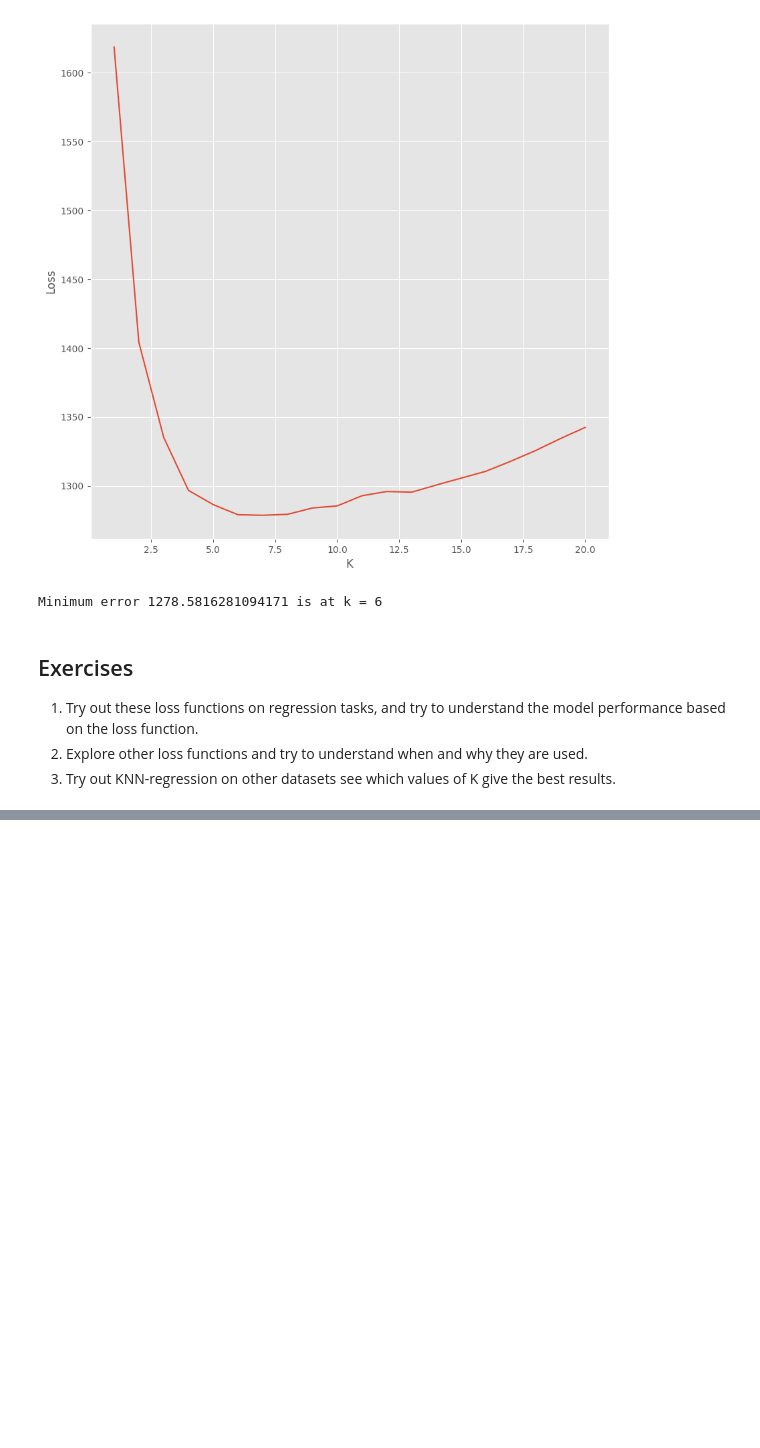
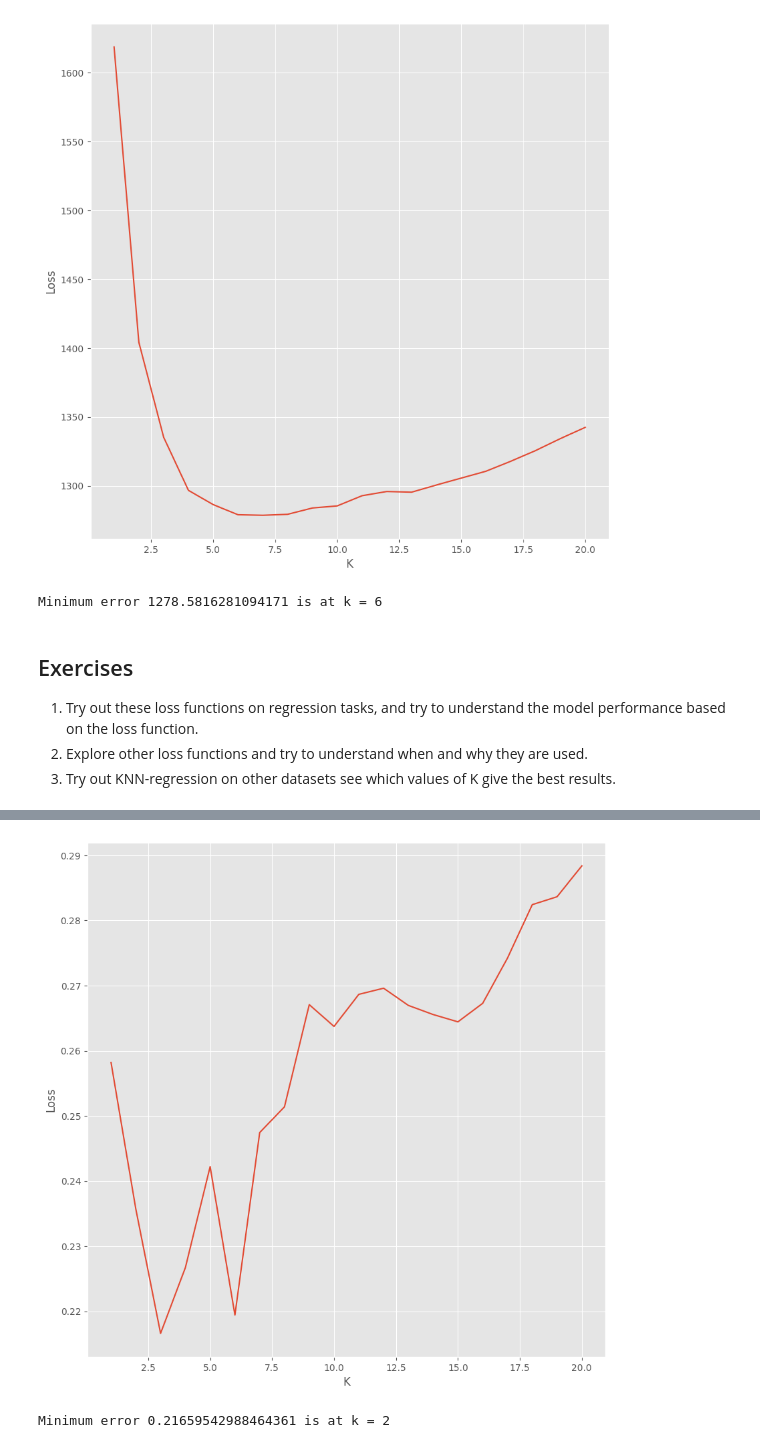
Before and after one commit to Bhuvana224/AIML20230044, a Jupyter notebook: AIML_Module_5_Lab_2_Loss_Functions.ipynb, the cells around one changed output, grey strips where cells are left out. Drawn from its saved outputs; the diff is of its cells as text; code cells hidden in the pictures; blank space fills up the shorter version.

```diff
--- a/AIML_Module_5_Lab_2_Loss_Functions.ipynb
+++ b/AIML_Module_5_Lab_2_Loss_Functions.ipynb
@@ -307,0 +308,28 @@ Minimum error 0.08888888888888889 is at k = 0
+# %%
+#using StandardScaler
+from sklearn.datasets import load_iris
+iris=load_iris()
+x_train,x_test,y_train,y_test=train_test_split(iris.data,iris.target,test_size=0.3)
+scaler = StandardScaler()
+
+x_train_scaled = scaler.fit_transform(x_train)
+x_train = pd.DataFrame(x_train_scaled)
+
+x_test_scaled = scaler.fit_transform(x_test)
+x_test = pd.DataFrame(x_test_scaled)
+rmse_val = []
+
+for k in range(1,21):
+  knn_regression(k,x_train,y_train,x_test,y_test)
+
+figure = plt.figure(figsize=(10,10))
+plt.plot(np.arange(1,21),rmse_val)
+plt.xlabel("K")
+plt.ylabel("Loss")
+plt.show()
+
+rmse_val = np.asarray(rmse_val)
+print("Minimum error {} is at k = {}".format(np.min(rmse_val),np.argmin(rmse_val)))
+# %% [output]
+[figure, added]
+Minimum error 0.21659542988464361 is at k = 2
```
Also changed, not shown: parts of 3 cells of this notebook.
